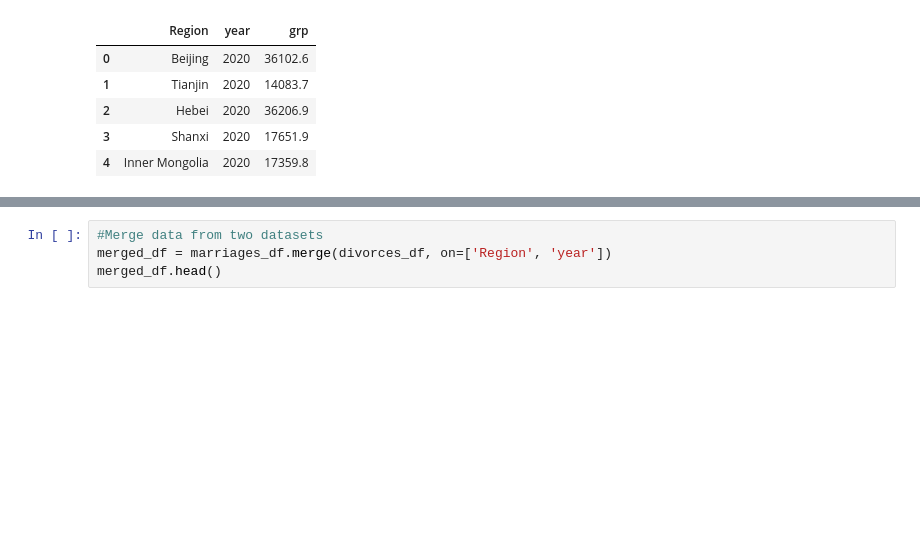
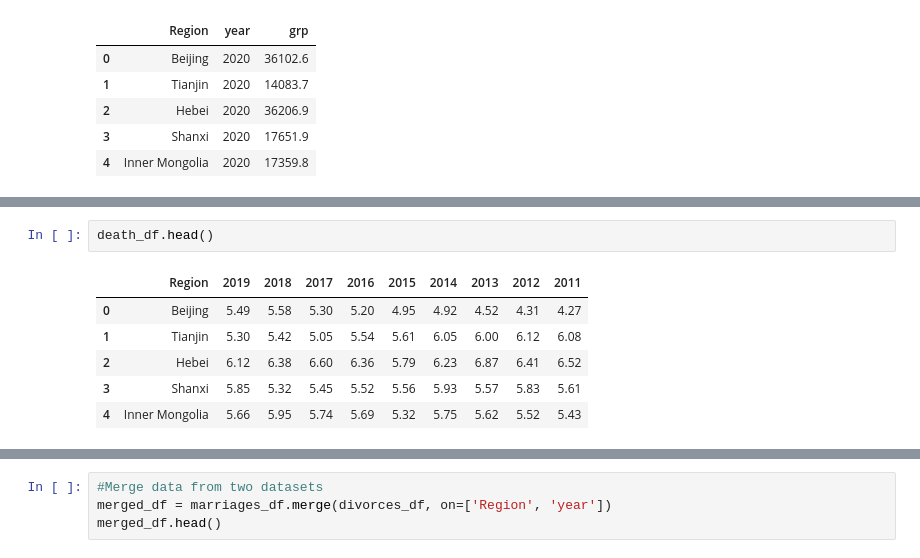
Before and after one commit to mexiliang/umich-591, a Jupyter notebook: Scatterplot.ipynb, the cells around one changed output, grey strips where cells are left out. Cells and saved outputs as stored; diff of their text form; blank space fills up the shorter version.

```diff
--- a/Scatterplot.ipynb
+++ b/Scatterplot.ipynb
@@ -234,0 +302,9 @@ grossregionalproduct_df.head()
+# %%
+death_df.head()
+# %% [output]
+|  | Region | 2019 | 2018 | 2017 | 2016 | 2015 | 2014 | 2013 | 2012 | 2011 |
+| 0 | Beijing | 5.49 | 5.58 | 5.30 | 5.20 | 4.95 | 4.92 | 4.52 | 4.31 | 4.27 |
+| 1 | Tianjin | 5.30 | 5.42 | 5.05 | 5.54 | 5.61 | 6.05 | 6.00 | 6.12 | 6.08 |
+| 2 | Hebei | 6.12 | 6.38 | 6.60 | 6.36 | 5.79 | 6.23 | 6.87 | 6.41 | 6.52 |
+| 3 | Shanxi | 5.85 | 5.32 | 5.45 | 5.52 | 5.56 | 5.93 | 5.57 | 5.83 | 5.61 |
+| 4 | Inner Mongolia | 5.66 | 5.95 | 5.74 | 5.69 | 5.32 | 5.75 | 5.62 | 5.52 | 5.43 |
```
Also changed, not shown: parts of 28 cells of this notebook.
